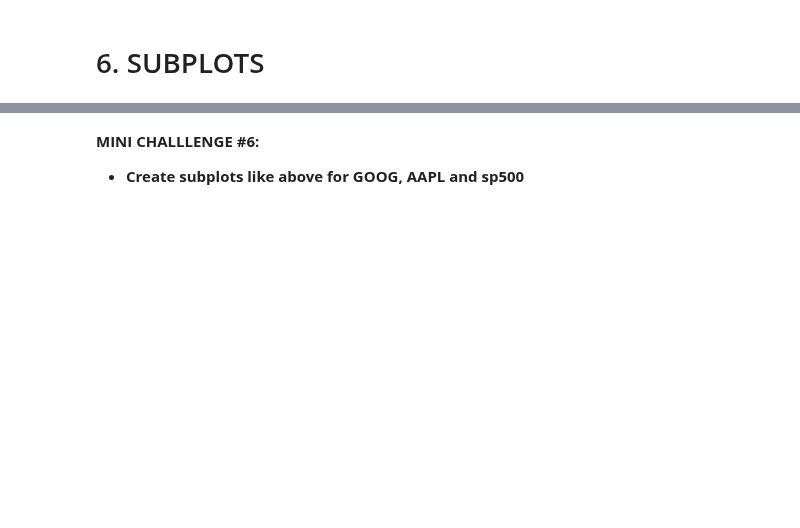
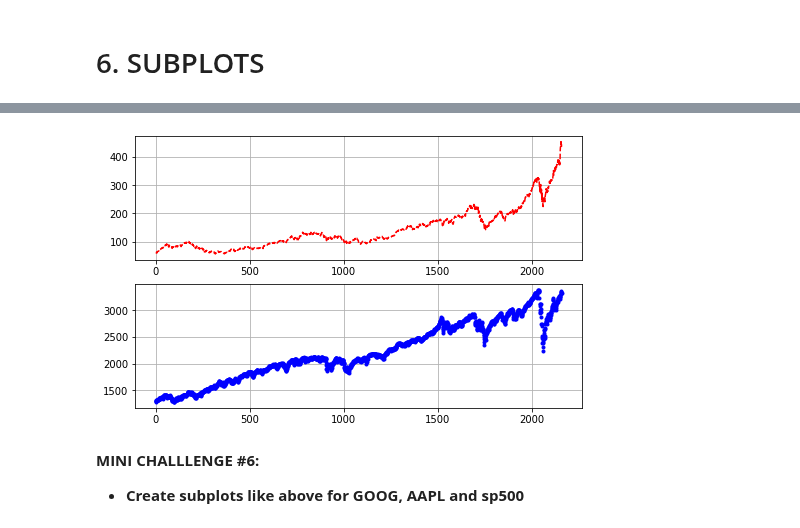
Before and after one commit to LinaSachuk/The-Complete-Python-and-Machine-Learning-for-Financial-Analysis, a Jupyter notebook: 9_Python_101_Data_Visualization_with_matplotlib.ipynb, the cells around one changed output, grey strips where cells are left out. Saved outputs shown, nothing was run; the diff lists cells and outputs as text; code cells hidden in the pictures; blank space fills up the shorter version.

```diff
--- a/9_Python_101_Data_Visualization_with_matplotlib.ipynb
+++ b/9_Python_101_Data_Visualization_with_matplotlib.ipynb
@@ -195,3 +238,15 @@ Text(0.5, 1.0, 'Histogram: mu = 0.08439182335261494, sigma = 1.5855578722362975'
+# %%
+plt.figure(figsize=(8,5))
+plt.subplot(2, 1, 1)
+plt.plot(stock_df['AAPL'], 'r--')
+plt.grid()
+
+
+plt.subplot(2, 1, 2)
+plt.plot(stock_df['sp500'], 'b.')
+plt.grid()
+# %% [output]
+[figure, added]
 # %% [markdown]
 **MINI CHALLLENGE #6:**
 - **Create subplots like above for GOOG, AAPL and sp500**
```
Also changed, not shown: parts of 5 cells of this notebook.
